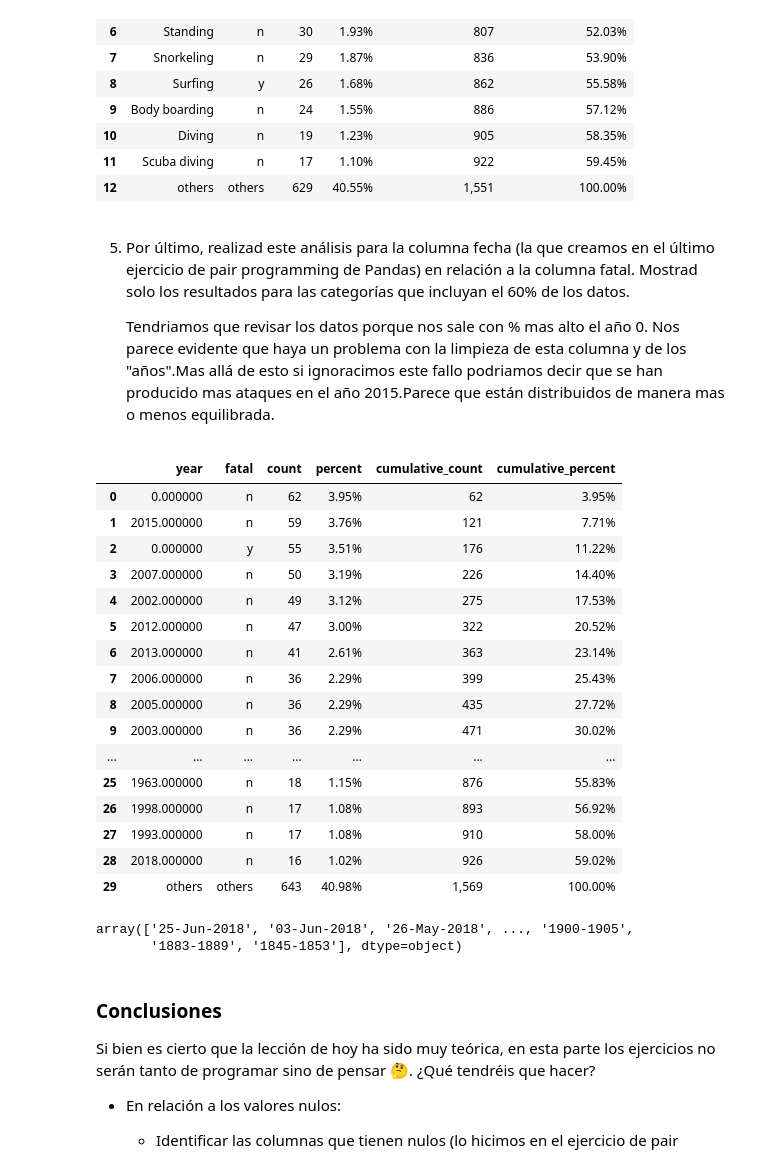
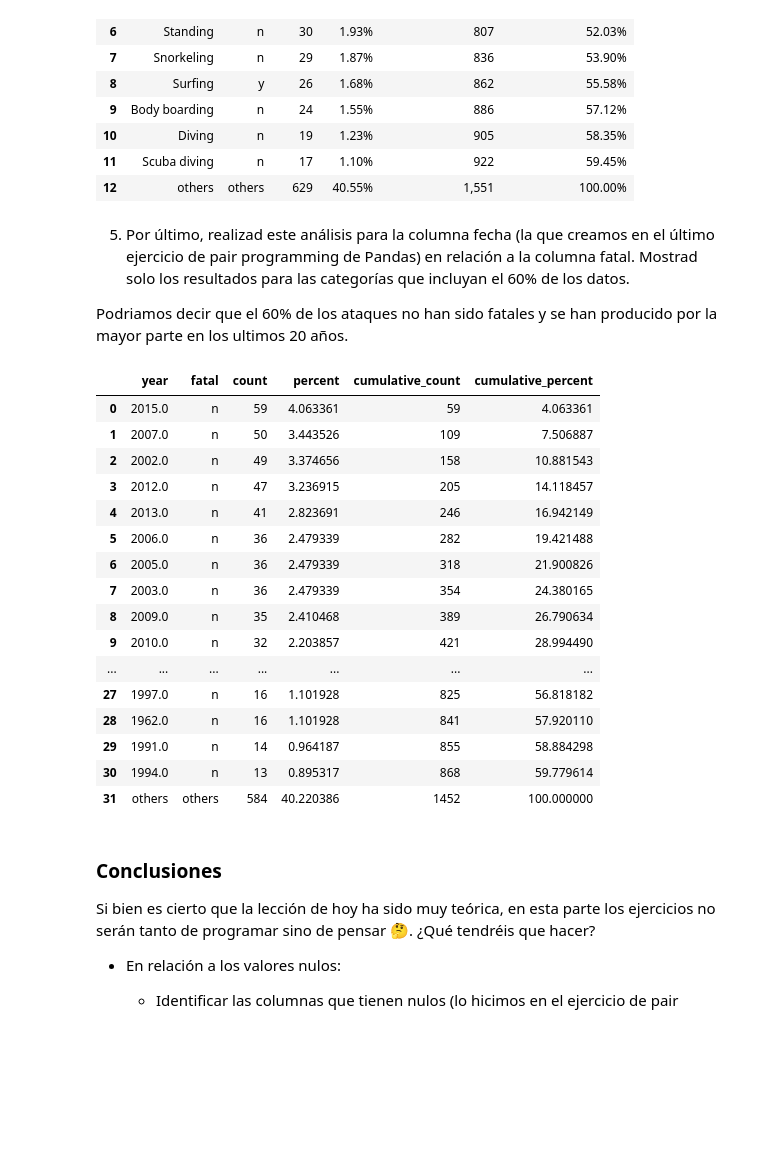
Before and after one commit to Adalab/DA-promoC-modulo2-sprint2-IreneVanna, a Jupyter notebook: EDA/EDA-II.ipynb, the cells around one changed output. Saved outputs shown, nothing was run; the diff lists cells and outputs as text; code cells hidden in the pictures; blank space fills up the shorter version.

```diff
--- a/EDA/EDA-II.ipynb
+++ b/EDA/EDA-II.ipynb
@@ -101,32 +101,28 @@ df2.stb.freq(["activity","fatal"], thresh = 60, style = True)
 # %% [markdown]
 5. Por último, realizad este análisis para la columna fecha (la que creamos en el último ejercicio de pair programming de Pandas) en relación a la columna fatal. Mostrad solo los resultados para las categorías que incluyan el 60% de los datos.
 
-    Tendriamos que revisar los datos porque nos sale con % mas alto el año 0. Nos parece evidente que haya un problema con la limpieza de esta columna y de los "años".Mas allá de esto si ignoracimos este fallo podriamos decir que se han producido mas ataques en el año 2015.Parece que están distribuidos de manera mas o menos equilibrada.
+Podriamos decir que el 60% de los ataques no han sido fatales y se han producido por la mayor parte en los ultimos 20 años.
 # %%
-df.stb.freq(["year","fatal"], thresh = 60,style = True)
+df.stb.freq(["year","fatal"], thresh = 60)
+#con style=True salen los años con 6 zeros.
 # %% [output]
 |  | year | fatal | count | percent | cumulative_count | cumulative_percent |
-| 0 | 0.000000 | n | 62 | 3.95% | 62 | 3.95% |
-| 1 | 2015.000000 | n | 59 | 3.76% | 121 | 7.71% |
-| 2 | 0.000000 | y | 55 | 3.51% | 176 | 11.22% |
-| 3 | 2007.000000 | n | 50 | 3.19% | 226 | 14.40% |
-| 4 | 2002.000000 | n | 49 | 3.12% | 275 | 17.53% |
-| 5 | 2012.000000 | n | 47 | 3.00% | 322 | 20.52% |
-| 6 | 2013.000000 | n | 41 | 2.61% | 363 | 23.14% |
-| 7 | 2006.000000 | n | 36 | 2.29% | 399 | 25.43% |
-| 8 | 2005.000000 | n | 36 | 2.29% | 435 | 27.72% |
-| 9 | 2003.000000 | n | 36 | 2.29% | 471 | 30.02% |
+| 0 | 2015.0 | n | 59 | 4.063361 | 59 | 4.063361 |
+| 1 | 2007.0 | n | 50 | 3.443526 | 109 | 7.506887 |
+| 2 | 2002.0 | n | 49 | 3.374656 | 158 | 10.881543 |
+| 3 | 2012.0 | n | 47 | 3.236915 | 205 | 14.118457 |
+| 4 | 2013.0 | n | 41 | 2.823691 | 246 | 16.942149 |
+| 5 | 2006.0 | n | 36 | 2.479339 | 282 | 19.421488 |
+| 6 | 2005.0 | n | 36 | 2.479339 | 318 | 21.900826 |
+| 7 | 2003.0 | n | 36 | 2.479339 | 354 | 24.380165 |
+| 8 | 2009.0 | n | 35 | 2.410468 | 389 | 26.790634 |
+| 9 | 2010.0 | n | 32 | 2.203857 | 421 | 28.994490 |
 | ... | ... | ... | ... | ... | ... | ... |
-| 25 | 1963.000000 | n | 18 | 1.15% | 876 | 55.83% |
-| 26 | 1998.000000 | n | 17 | 1.08% | 893 | 56.92% |
-| 27 | 1993.000000 | n | 17 | 1.08% | 910 | 58.00% |
-| 28 | 2018.000000 | n | 16 | 1.02% | 926 | 59.02% |
-| 29 | others | others | 643 | 40.98% | 1,569 | 100.00% |
+| 27 | 1997.0 | n | 16 | 1.101928 | 825 | 56.818182 |
+| 28 | 1962.0 | n | 16 | 1.101928 | 841 | 57.920110 |
+| 29 | 1991.0 | n | 14 | 0.964187 | 855 | 58.884298 |
+| 30 | 1994.0 | n | 13 | 0.895317 | 868 | 59.779614 |
+| 31 | others | others | 584 | 40.220386 | 1452 | 100.000000 |
-# %%
-df2["date"].unique()
-# %% [output]
-array(['25-Jun-2018', '03-Jun-2018', '26-May-2018', ..., '1900-1905',
-       '1883-1889', '1845-1853'], dtype=object)
 # %% [markdown]
 ### Conclusiones
 Si bien es cierto que la lección de hoy ha sido muy teórica, en esta parte los ejercicios no serán tanto de programar sino de pensar 🤔. ¿Qué tendréis que hacer?
```
Also changed, not shown: parts of 4 cells of this notebook, 1 other file.
